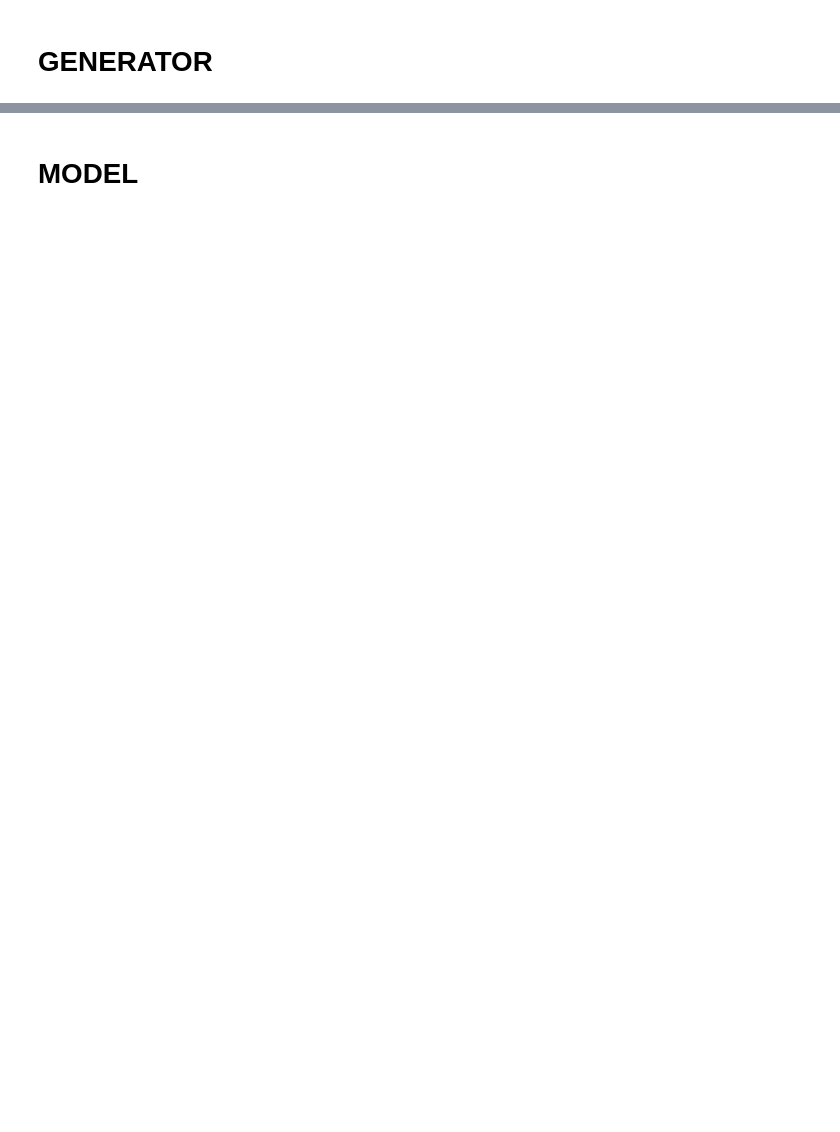
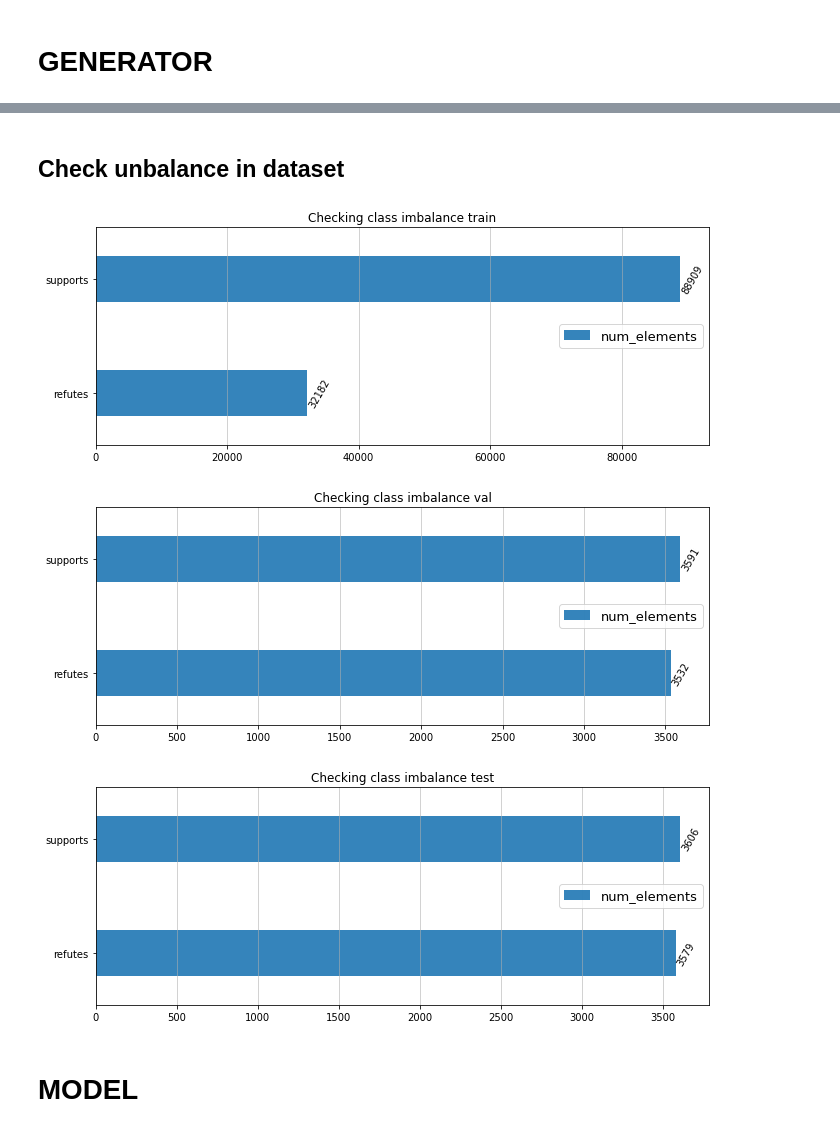
Before and after one commit to NoLogicPlease/fact-checking, a Jupyter notebook: Assignment2FactChecking.ipynb, the cells around one changed output, grey strips where cells are left out. Saved outputs shown, nothing was run; the diff lists cells and outputs as text; code cells hidden in the pictures; blank space fills up the shorter version.

Commit message:
Added plots

```diff
--- a/Assignment2FactChecking.ipynb
+++ b/Assignment2FactChecking.ipynb
@@ -499,3 +495,62 @@ print(' '.join([translate_tokens[w] for w in x_evids[0]]))
+# %% [markdown]
+## Check unbalance in dataset
+# %%
+dataset_size = train.shape[0]
+dataset_tmp = train.to_numpy()[:, 1:]
+
+refutes = len(dataset_tmp[dataset_tmp[:, 2] == 0])
+supports = len(dataset_tmp[dataset_tmp[:, 2] == 1])
+
+lengths = [refutes, supports]
+
+df = pd.DataFrame({'num_elements': lengths}, index=['refutes', 'supports'])
+ax = df.plot.barh(figsize=(11, 4), fontsize=10, width=0.4, alpha=0.9)
+ax.grid(axis='x', alpha=0.7)
+plt.title(f"Checking class imbalance train")
+ax.legend(loc='center right', fontsize=13)
+for container in ax.containers:
+    ax.bar_label(container, fontsize=10, rotation='60')
+
+
+
+
+dataset_size = val.shape[0]
+dataset_tmp = val.to_numpy()[:, 1:]
+
+refutes = len(dataset_tmp[dataset_tmp[:, 2] == 0])
+supports = len(dataset_tmp[dataset_tmp[:, 2] == 1])
+
+lengths = [refutes, supports]
+
+df = pd.DataFrame({'num_elements': lengths}, index=['refutes', 'supports'])
+ax = df.plot.barh(figsize=(11, 4), fontsize=10, width=0.4, alpha=0.9)
+ax.grid(axis='x', alpha=0.7)
+plt.title(f"Checking class imbalance val")
+ax.legend(loc='center right', fontsize=13)
+for container in ax.containers:
+    ax.bar_label(container, fontsize=10, rotation='60')
+
+
+
+dataset_size = test.shape[0]
+dataset_tmp = test.to_numpy()[:, 1:]
+
+refutes = len(dataset_tmp[dataset_tmp[:, 2] == 0])
+supports = len(dataset_tmp[dataset_tmp[:, 2] == 1])
+
+lengths = [refutes, supports]
+
+df = pd.DataFrame({'num_elements': lengths}, index=['refutes', 'supports'])
+ax = df.plot.barh(figsize=(11, 4), fontsize=10, width=0.4, alpha=0.9)
+ax.grid(axis='x', alpha=0.7)
+plt.title(f"Checking class imbalance test")
+ax.legend(loc='center right', fontsize=13)
+for container in ax.containers:
+    ax.bar_label(container, fontsize=10, rotation='60')
+# %% [output]
+[figure, added]
+[figure, added]
+[figure, added]
 # %% [markdown]
 # MODEL
 # %%
```
Also changed, not shown: parts of 19 cells of this notebook.
